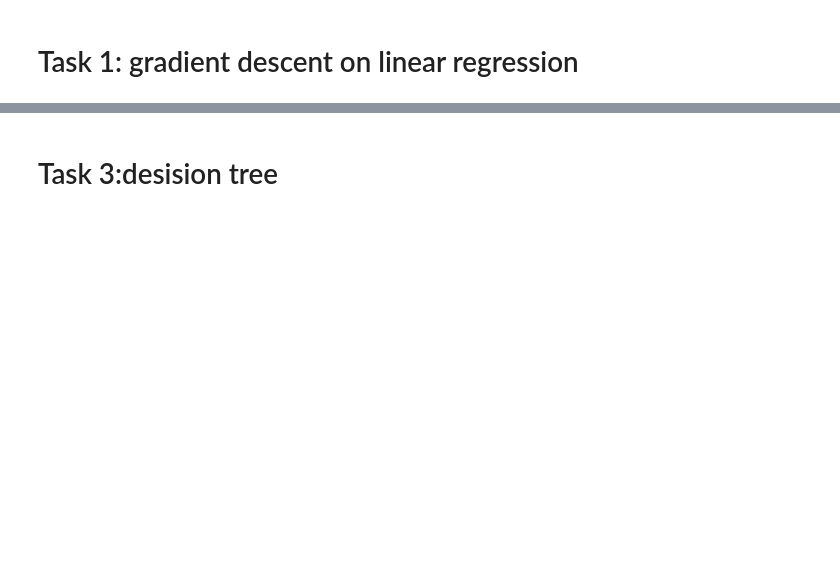
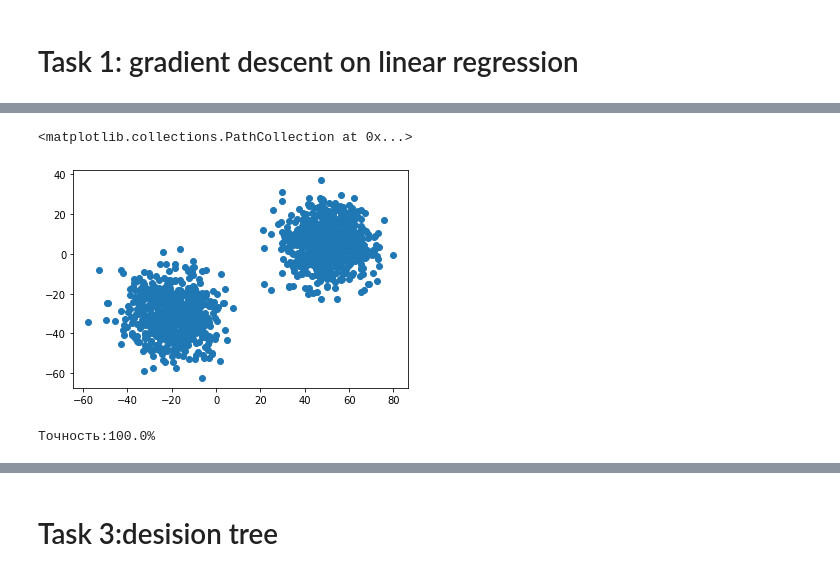
Before and after one commit to LordZeee/DataAnalysis2020, a Jupyter notebook: lab1_Malyniak.ipynb, the cells around one changed output, grey strips where cells are left out. Saved outputs shown, nothing was run; the diff lists cells and outputs as text; code cells hidden in the pictures; blank space fills up the shorter version.

```diff
--- a/lab1_Malyniak.ipynb
+++ b/lab1_Malyniak.ipynb
@@ -65,3 +172,14 @@ theta,cost[-1]
+# %%
+plt.scatter(X_train[:,0],X_train[:,1])
+# %% [output]
+<matplotlib.collections.PathCollection at 0x...>
+[figure, added]
+# %%
+theta,cost = log_regression(X_train,Y_train,0.001,10000)
+accuracy = evaluate_model(X_test,Y_test,theta)
+print("Точность:{0}%".format(accuracy))
+# %% [output]
+Точность:100.0%
 # %%
 theta
 # %% [output]
```
Also changed, not shown: parts of 18 cells of this notebook.
